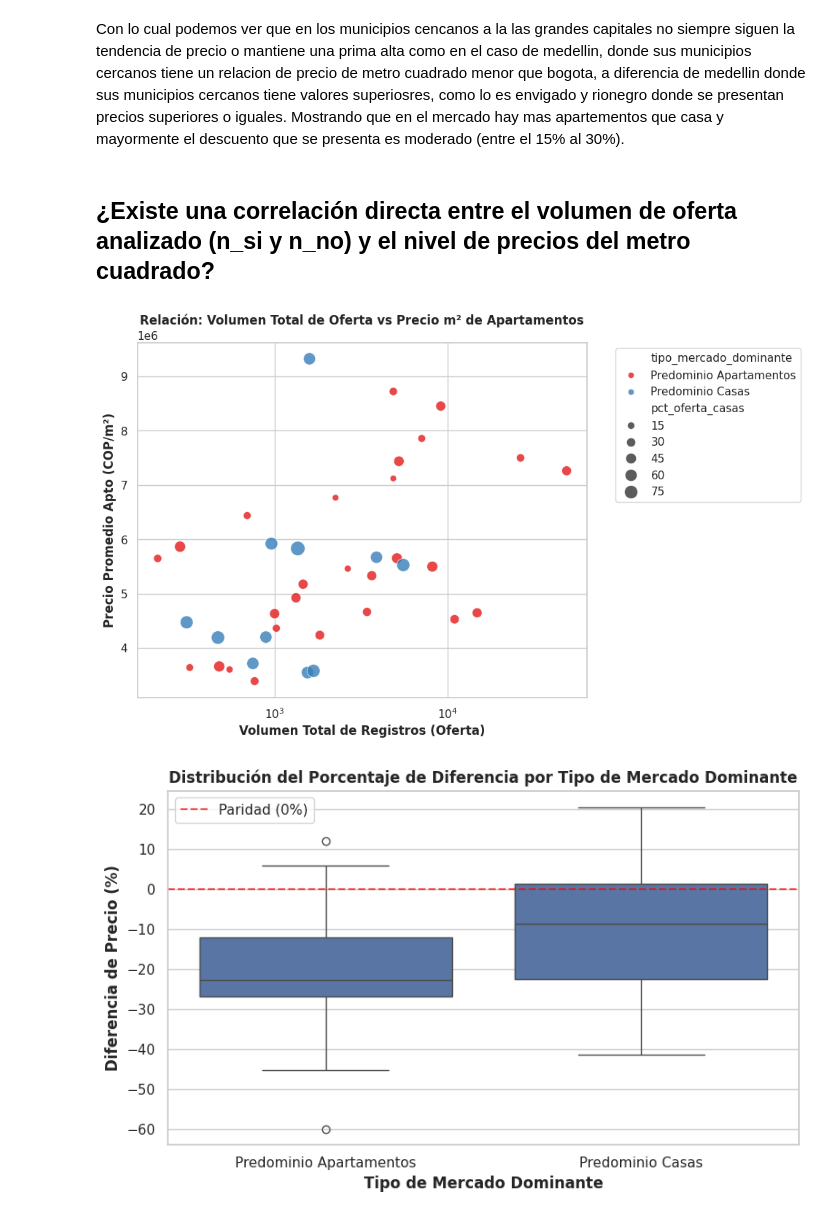
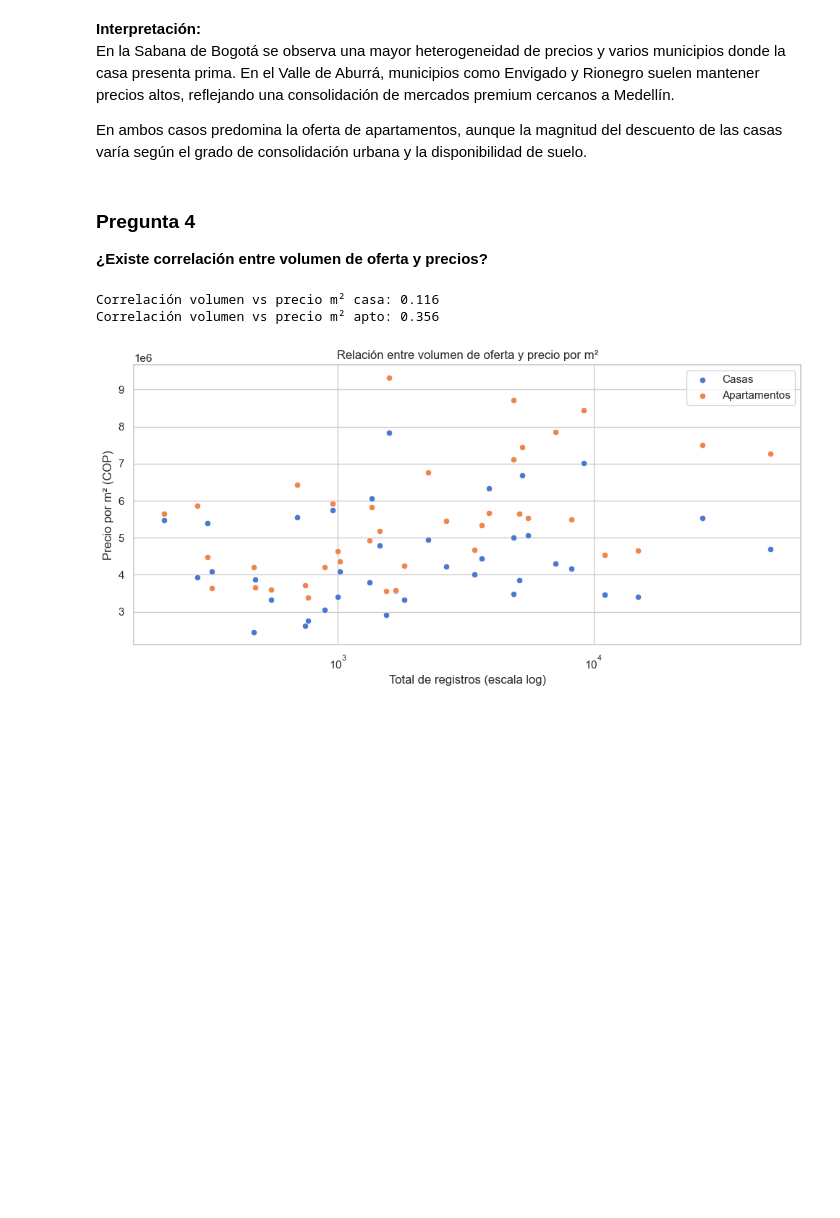
Before and after one commit to renezh64/Ideacion_y_Documentacion, a Jupyter notebook: src/actividad1/Actividad3.ipynb, the cells around one changed output. Cells and saved outputs as stored; diff of their text form; code cells hidden in the pictures; blank space fills up the shorter version.

Commit message:
Modificaciones por cal
Se hicieron modificaciones para criterios de calificacion

```diff
--- a/src/actividad1/Actividad3.ipynb
+++ b/src/actividad1/Actividad3.ipynb
@@ -48,10 +34,11 @@ El dataset tiene un único split, train. Con filename, los datos originales tamb
 # %%
-import sys  # Módulo del sistema; permite modificar las rutas donde Python busca módulos
+import sys # Módulo del sistema; permite modificar las rutas donde Python busca módulos
 from pathlib import Path  # Para manejar rutas de carpetas
-##librerias para graficar
 import matplotlib.pyplot as plt
 import seaborn as sns
 import numpy as np
+import pandas as pd
+
 
 ROOT = Path.cwd().resolve()  # Empezamos en la carpeta desde donde se ejecuta el notebook
 while ROOT != ROOT.parent and not (ROOT / "src" / "clases_po").exists():  # Mientras no encontremos src/clases_po...
@@ -62,14 +49,17 @@ sys.path.insert(0, str(ROOT / "src"))  # Agregamos src/ a las rutas de búsqueda
 import pandas as pd  # Librería para trabajar con DataFrames
 from clases_po import HFDatasetLoader, Reportes  # Importamos las dos clases desde src/clases_po
 
-pd.set_option("display.float_format", "{:,.2f}".format)  # Muestra los decimales con 2 cifras y separador de miles
+pd.set_option("display.float_format", "{:,.2f}".format)  # Muestra los decimales con 2 cifras y separador de miles.
+sns.set_theme(style="whitegrid", palette="muted")
 loader = HFDatasetLoader(  # Creamos el cargador
     dataset_name="aptologia/casa-vs-apartamento-precio-m2-ciudades-colombia-2026",  # Identificador del dataset en Hugging Face
     split="train",  # División a descargar (es la única que tiene)
     filename="datos/vivienda_colombia.csv",  # Copia de los datos originales en CSV
 )
+
 df = loader.load()  # Descargamos el dataset y lo obtenemos como DataFrame de pandas
 print(loader.info())  # Información básica: dataset, split, filas y columnas
-df.head()  # Mostramos las primeras 5 filas para observar los datos (esto NO es una transformación)
+print("\nPrimeras filas del DataFrame original:")
+print(df.head())  # Mostramos las primeras 5 filas para observar los datos (esto NO es una transformación)
 # %% [output]
 {'dataset': 'aptologia/casa-vs-apartamento-precio-m2-ciudades-colombia-2026', 'config': None, 'split': 'train', 'filas': 38, 'columnas': 6}
@@ -229,45 +290,30 @@ plt.show()
 # %% [markdown]
-Con lo cual podemos ver que en los municipios cencanos a la las grandes capitales no siempre siguen la tendencia de precio o mantiene una prima alta como en el caso de medellin, donde sus municipios cercanos tiene un relacion de precio de metro cuadrado menor que bogota, a diferencia de medellin donde sus municipios cercanos tiene valores superiosres, como lo es envigado y rionegro donde se presentan precios superiores o iguales. Mostrando que en el mercado hay mas apartementos que casa y mayormente el descuento que se presenta es moderado (entre el 15% al 30%).
+**Interpretación:**
+En la Sabana de Bogotá se observa una mayor heterogeneidad de precios y varios municipios donde la casa presenta prima. En el Valle de Aburrá, municipios como Envigado y Rionegro suelen mantener precios altos, reflejando una consolidación de mercados premium cercanos a Medellín.
+
+En ambos casos predomina la oferta de apartamentos, aunque la magnitud del descuento de las casas varía según el grado de consolidación urbana y la disponibilidad de suelo.
 # %% [markdown]
-## ¿Existe una correlación directa entre el volumen de oferta analizado (n_si y n_no) y el nivel de precios del metro cuadrado? ##
+### Pregunta 4
+**¿Existe correlación entre volumen de oferta y precios?**
 # %%
-sns.set_theme(style="whitegrid")
-plt.rcParams.update({'font.sans-serif': 'DejaVu Sans', 'font.family': 'sans-serif'})
-# --- Dispersión Volumen vs Precio m² ---
-plt.figure(figsize=(10, 6))
-sns.scatterplot(
-    data=df_enriquecido,
-    x='total_registros',
-    y='apto_cop_m2',
-    size='pct_oferta_casas',
-    hue='tipo_mercado_dominante',
-    palette='Set1',
-    sizes=(40, 200),
-    alpha=0.8
-)
-plt.title('Relación: Volumen Total de Oferta vs Precio m² de Apartamentos', fontsize=12, fontweight='bold')
-plt.xlabel('Volumen Total de Registros (Oferta)', fontweight='bold')
-plt.ylabel('Precio Promedio Apto (COP/m²)', fontweight='bold')
-plt.xscale('log') # Escala logarítmica debido a la diferencia de tamaño entre ciudades
-plt.legend(bbox_to_anchor=(1.05, 1), loc='upper left')
-plt.tight_layout()
-plt.show()
+corr_casa = df_enriquecido[["total_registros", "casa_cop_m2"]].corr().iloc[0, 1]
+corr_apto = df_enriquecido[["total_registros", "apto_cop_m2"]].corr().iloc[0, 1]
 
-# --- Boxplot - Diferencia % según Mercado Dominante ---
-plt.figure(figsize=(8, 5))
-sns.boxplot(
-    data=df_enriquecido,
-    x='tipo_mercado_dominante',
-    y='diferencia_pct',
-)
-plt.title('Distribución del Porcentaje de Diferencia por Tipo de Mercado Dominante', fontsize=12, fontweight='bold')
-plt.xlabel('Tipo de Mercado Dominante', fontweight='bold')
-plt.ylabel('Diferencia de Precio (%)', fontweight='bold')
-plt.axhline(0, color='red', linestyle='--', alpha=0.7, label='Paridad (0%)')
+print(f"Correlación volumen vs precio m² casa: {corr_casa:.3f}")
+print(f"Correlación volumen vs precio m² apto: {corr_apto:.3f}")
+
+plt.figure(figsize=(10, 5))
+sns.scatterplot(data=df_enriquecido, x="total_registros", y="casa_cop_m2", label="Casas")
+sns.scatterplot(data=df_enriquecido, x="total_registros", y="apto_cop_m2", label="Apartamentos")
+plt.xscale("log")
+plt.title("Relación entre volumen de oferta y precio por m²")
+plt.xlabel("Total de registros (escala log)")
+plt.ylabel("Precio por m² (COP)")
 plt.legend()
 plt.tight_layout()
 plt.show()
 # %% [output]
+Correlación volumen vs precio m² casa: 0.116
+Correlación volumen vs precio m² apto: 0.356
-[figure, old version]
+[figure, new version]
-[figure, removed]
 # %% [markdown]
```
Also changed, not shown: parts of 26 cells of this notebook, 4 other files.
